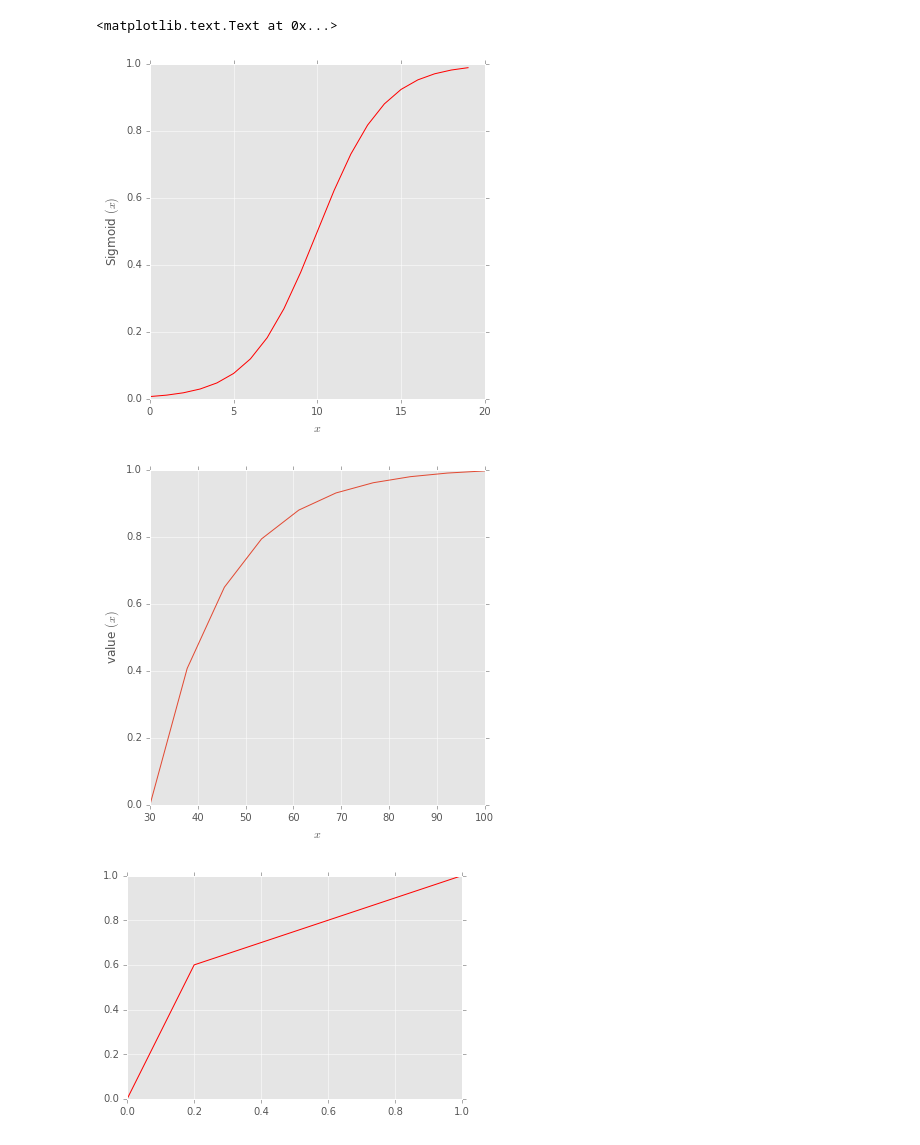
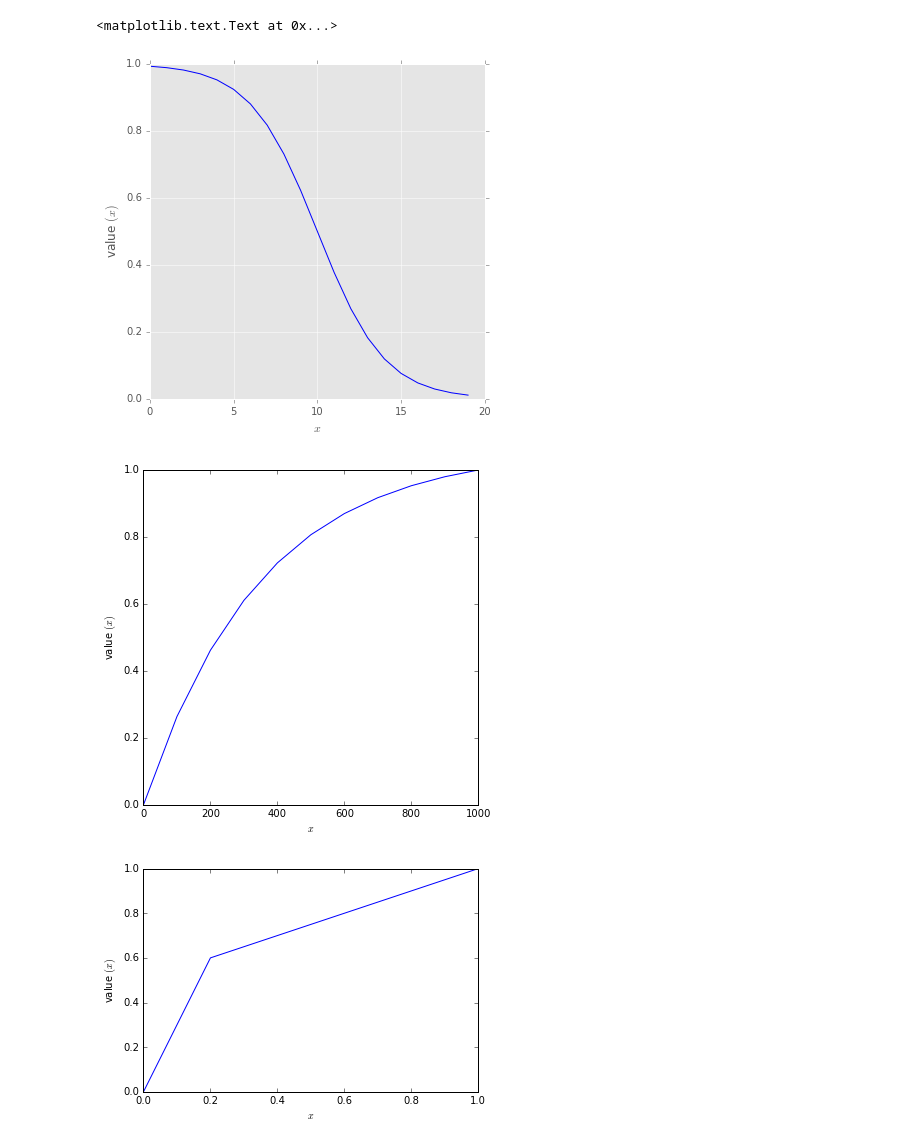
Before and after one commit to dmryer/Python, a Jupyter notebook: Value Functions.ipynb, the cells around one changed output. Saved outputs shown, nothing was run; the diff lists cells and outputs as text; code cells hidden in the pictures.

```diff
--- a/Value Functions.ipynb
+++ b/Value Functions.ipynb
@@ -17,7 +17,7 @@ matplotlib.style.use('ggplot')
 # Input Values Here:
 scale = 2
 offset = 10
-flip = 0                     # Flip = 1 to reverse curve
+flip = 1                     # Flip = 1 to reverse curve
 ###################
 
 # Define the Sigmoid Function
@@ -30,32 +30,33 @@ y_values = sigmoid(plot_range)
 # Plot curve
 plt.figure(figsize=(6,6))
 if flip == 0:
-    plt.plot((plot_range*scale)+offset, y_values, color="red")
+    plt.plot((plot_range*scale)+offset, y_values, color="blue")
 else:
-    plt.plot((plot_range*scale)+offset, 1-y_values, color="red")
+    plt.plot((plot_range*scale)+offset, 1-y_values, color="blue")
 
 plt.xlabel('$x$')
-plt.ylabel('Sigmoid $(x)$')
+plt.ylabel('value $(x)$')
 # %% [output]
 <matplotlib.text.Text at 0x...>
-[figure, old version]
+[figure, new version]
 # %%
 # Plot Exponential Function
-
 import numpy as np
 import matplotlib.pyplot as plt
-%matplotlib inline
+#%matplotlib inline
 
 ####################
 # Input Values Here:
-low = 30
-high = 100
-rho = 15
+low = 0.0                        # important to keep input a float
+high = 1000.0                    # important to keep input a float
+increment = 11
+rho = 350
+# Simply switch value inputs for low and high for the inverse function
 ###################
 
 # Define the Exponential Function
-x = np.linspace(30, 100, 10)
-y = (1 - np.exp(-(x - low)/rho) )/ (1 - np.exp(-(high - low)/rho))
+x = np.linspace(low, high, increment)
+y = (1 - np.exp(-(x - low)/rho))/(1 - np.exp(-(high - low)/rho))
 
 # Plot curve
 plt.figure(figsize=(6,6))
@@ -64,30 +65,31 @@ plt.xlabel('$x$')
 plt.ylabel('value $(x)$')
 plt.show()
 # %% [output]
-[figure, old version]
+[figure, new version]
 # %%
 # Plot Piecewise Linear Function
 
 import numpy
 #import numpy as np
 import matplotlib.pyplot as plt
 
 %matplotlib inline
 
 ####################
-# Input Coordinates here:
+# Input Coordinates:
 x1 = 0
 y1 = 0
 
 x2 = .2
 y2 = .6
 
 x3 = 1
 y3 = 1
 ###################
 
-plt.plot([x1,x2,x3], [y1,y2,y3], 'r-')
-
+plt.plot([x1,x2,x3],[y1,y2,y3],'b-')
+plt.xlabel('$x$')
+plt.ylabel('value $(x)$')
 plt.show()
 # %% [output]
-[figure, old version]
+[figure, new version]
```
